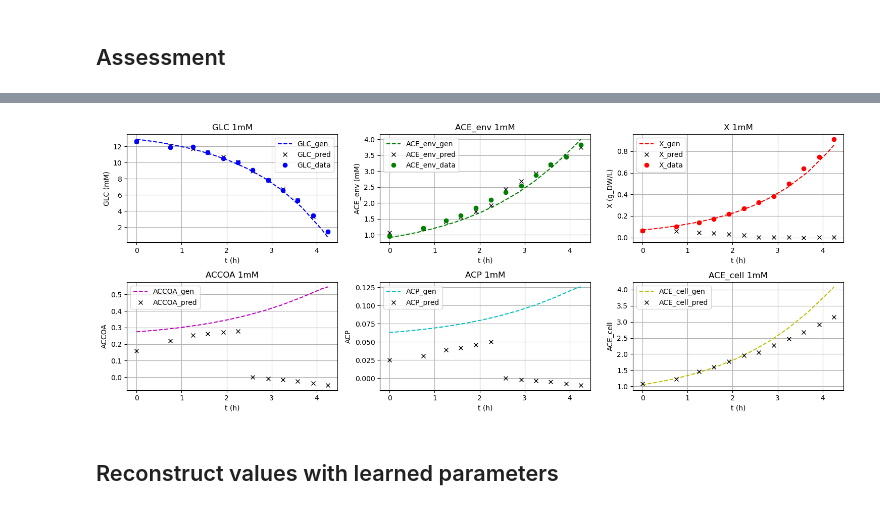
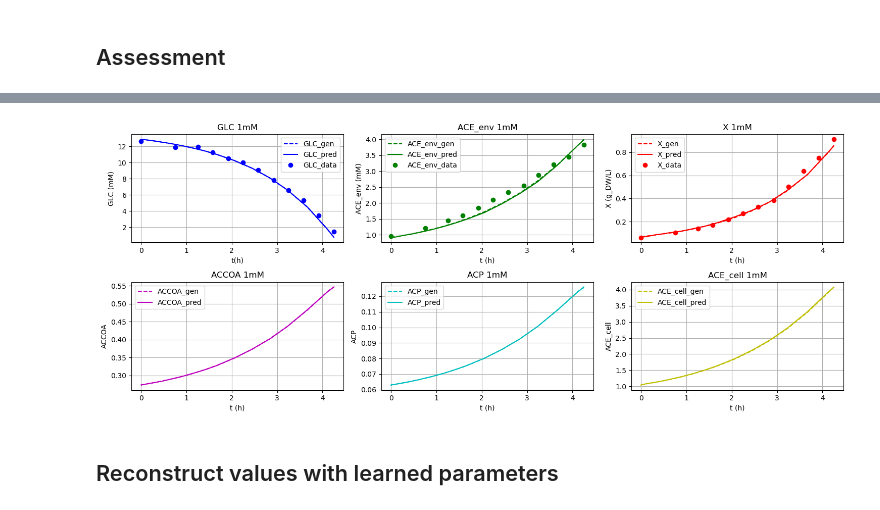
Before and after one commit to brsynth/PINN, a Jupyter notebook: notebooks/Millard_pinn.ipynb, the cells around one changed output, grey strips where cells are left out. Saved outputs shown, nothing was run; the diff lists cells and outputs as text; code cells hidden in the pictures.

```diff
--- a/notebooks/Millard_pinn.ipynb
+++ b/notebooks/Millard_pinn.ipynb
@@ -103,0 +16,12 @@ plt.show()
+# %%
+import os
+from numpy import genfromtxt
+
+# Load generated data
+data_generated = genfromtxt(os.path.join(DATA_FILE,'generated_Millard_data.csv'), delimiter=',') # in the form [t, GLC, ACE_env, X, ACCOA, ACP, ACE_cell]
+data_generated_t = data_generated[0]
+GLC, ACE_env, X, ACCOA, ACP, ACE_cell = data_generated[1:]
+
+# Load experimental data
+data_1mM = genfromtxt(os.path.join(DATA_FILE,'data_1mM.csv'), delimiter=',')
+data_t_1mM = data_1mM[1:, 0]
@@ -157,11 +96,7 @@ constants_dict = DICT
 # %%
 # Create the PINN
 from lib.pinn import Pinn
-
 from ode_equation.deriv_equations_Millard import ODE_residual_dict_Millard
-# from deriv_equations_Millard import ODE_residual_dict_Millard
-
-torch.manual_seed(42)
 
 pinn_cell = Pinn(ode_residual_dict=ODE_residual_dict_Millard,
                  ranges=ranges,
@@ -171,16 +106,14 @@ pinn_cell = Pinn(ode_residual_dict=ODE_residual_dict_Millard,
                  parameter_names=parameter_names,
                  optimizer_type=optimizer_type,
                  optimizer_hyperparameters=optimizer_hyperparameters,
-                 scheduler_type=scheduler_type,
                  scheduler_hyperparameters=scheduler_hyperparameters,
                  constants_dict=constants_dict,
                  multi_loss_method=multiple_loss_method,
                  residual_weights=residual_weights,
-                 prior_losses_t=prior_loss_t,
                  )
 # %%
 # Training
-r2_store, pred_variables, losses, variable_fit_losses, residual_losses, learned_parameters, learning_rates = pinn_cell.train(epoch_number)
+r2_score, pred_variables, losses, variable_fit_losses, residual_losses, all_learned_parameters, learning_rates = pinn_cell.train(epoch_number)
 GLC_pred, ACE_env_pred, X_pred, ACCOA_pred, ACP_pred, ACE_cell_pred  = pred_variables
 # %% [markdown]
 ## Assessment
@@ -311,61 +246,61 @@ plt.show()
 # Plot the predicted variables
 fig, axs = plt.subplots(2, 3, figsize=(15, 6))
 
-axs[0,0].plot(res.t, GLC, linestyle='dashed', label='GLC_gen', color='b')
-axs[0,0].plot(data_t_1, GLC_pred.detach().numpy(),'x', label='GLC_pred', color='k')
-axs[0,0].plot(data_t_1, data_1[1:, 3], 'o', label='GLC_data', color='b')
+axs[0,0].plot(data_generated_t, GLC, linestyle='dashed', label='GLC_gen', color='b')
+axs[0,0].plot(data_t, GLC_pred.detach().numpy(), label='GLC_pred', color='b')
+axs[0,0].plot(data_t_1mM, data_1mM[1:, 3], 'o', label='GLC_data', color='b')
 axs[0,0].set_title('GLC 1mM')
-axs[0,0].set_xlabel('t (h)')
+axs[0,0].set_xlabel('t(h)')
 axs[0,0].set_ylabel('GLC (mM)')
 axs[0,0].legend()
 axs[0,0].grid(True)
 
-axs[0,1].plot(res.t, ACE_env, linestyle='dashed', label='ACE_env_gen', color='g')
-axs[0,1].plot(data_t_1, ACE_env_pred.detach().numpy(),'x', label='ACE_env_pred', color='k')
-axs[0,1].plot(data_t_1, data_1[1:, 1], 'o', label='ACE_env_data', color='g')
+axs[0,1].plot(data_generated_t, ACE_env, linestyle='dashed', label='ACE_env_gen', color='g')
+axs[0,1].plot(data_t, ACE_env_pred.detach().numpy(), label='ACE_env_pred', color='g')
+axs[0,1].plot(data_t_1mM, data_1mM[1:, 1], 'o', label='ACE_env_data', color='g')
 axs[0,1].set_title('ACE_env 1mM')
 axs[0,1].set_xlabel('t (h)')
 axs[0,1].set_ylabel('ACE_env (mM)')
 axs[0,1].legend()
 axs[0,1].grid(True)
 
-axs[0,2].plot(res.t, X, linestyle='dashed', label='X_gen', color='r')
-axs[0,2].plot(data_t_1, X_pred.detach().numpy(),'x', label='X_pred', color='k')
-axs[0,2].plot(data_t_1, data_1[1:, 2], 'o',label='X_data', color='r')
+axs[0,2].plot(data_generated_t, X, linestyle='dashed', label='X_gen', color='r')
+axs[0,2].plot(data_t, X_pred.detach().numpy(), label='X_pred', color='r')
+axs[0,2].plot(data_t_1mM, data_1mM[1:, 2], 'o',label='X_data', color='r')
 axs[0,2].set_title('X 1mM')
 axs[0,2].set_xlabel('t (h)')
 axs[0,2].set_ylabel('X (g_DW/L)')
 axs[0,2].legend()
 axs[0,2].grid(True)
 
-axs[1,0].plot(res.t, ACCOA, linestyle='dashed', label='ACCOA_gen', color='m')
-axs[1,0].plot(data_t_1, ACCOA_pred.detach().numpy(), 'x', label='ACCOA_pred', color='k')
+axs[1,0].plot(data_generated_t, ACCOA, linestyle='dashed', label='ACCOA_gen', color='m')
+axs[1,0].plot(data_t, ACCOA_pred.detach().numpy(), label='ACCOA_pred', color='m')
 axs[1,0].set_title('ACCOA 1mM')
 axs[1,0].set_xlabel('t (h)')
 axs[1,0].set_ylabel('ACCOA')
 axs[1,0].legend()
 axs[1,0].grid(True)
 
-axs[1,1].plot(res.t, ACP, linestyle='dashed', label='ACP_gen', color='c')
-axs[1,1].plot(data_t_1, ACP_pred.detach().numpy(), 'x', label='ACP_pred', color='k')
+axs[1,1].plot(data_generated_t, ACP, linestyle='dashed', label='ACP_gen', color='c')
+axs[1,1].plot(data_t, ACP_pred.detach().numpy(), label='ACP_pred', color='c')
 axs[1,1].set_title('ACP 1mM')
 axs[1,1].set_xlabel('t (h)')
 axs[1,1].set_ylabel('ACP')
 axs[1,1].legend()
 axs[1,1].grid(True)
 
-axs[1,2].plot(res.t, ACE_cell, linestyle='dashed', label='ACE_cell_gen', color='y')
-axs[1,2].plot(data_t_1, ACE_cell_pred.detach().numpy(), 'x', label='ACE_cell_pred', color='k')
+axs[1,2].plot(data_generated_t, ACE_cell, linestyle='dashed', label='ACE_cell_gen', color='y')
+axs[1,2].plot(data_t, ACE_cell_pred.detach().numpy(), label='ACE_cell_pred', color='y')
 axs[1,2].set_title('ACE_cell 1mM')
 axs[1,2].set_xlabel('t (h)')
 axs[1,2].set_ylabel('ACE_cell')
 axs[1,2].legend()
 axs[1,2].grid(True)
 
 plt.tight_layout()
 plt.show()
 # %% [output]
-[figure, old version]
+[figure, new version]
 # %% [markdown]
 ## Reconstruct values with learned parameters
 # %%
```
Also changed, not shown: parts of 21 cells of this notebook, 8 other files.
